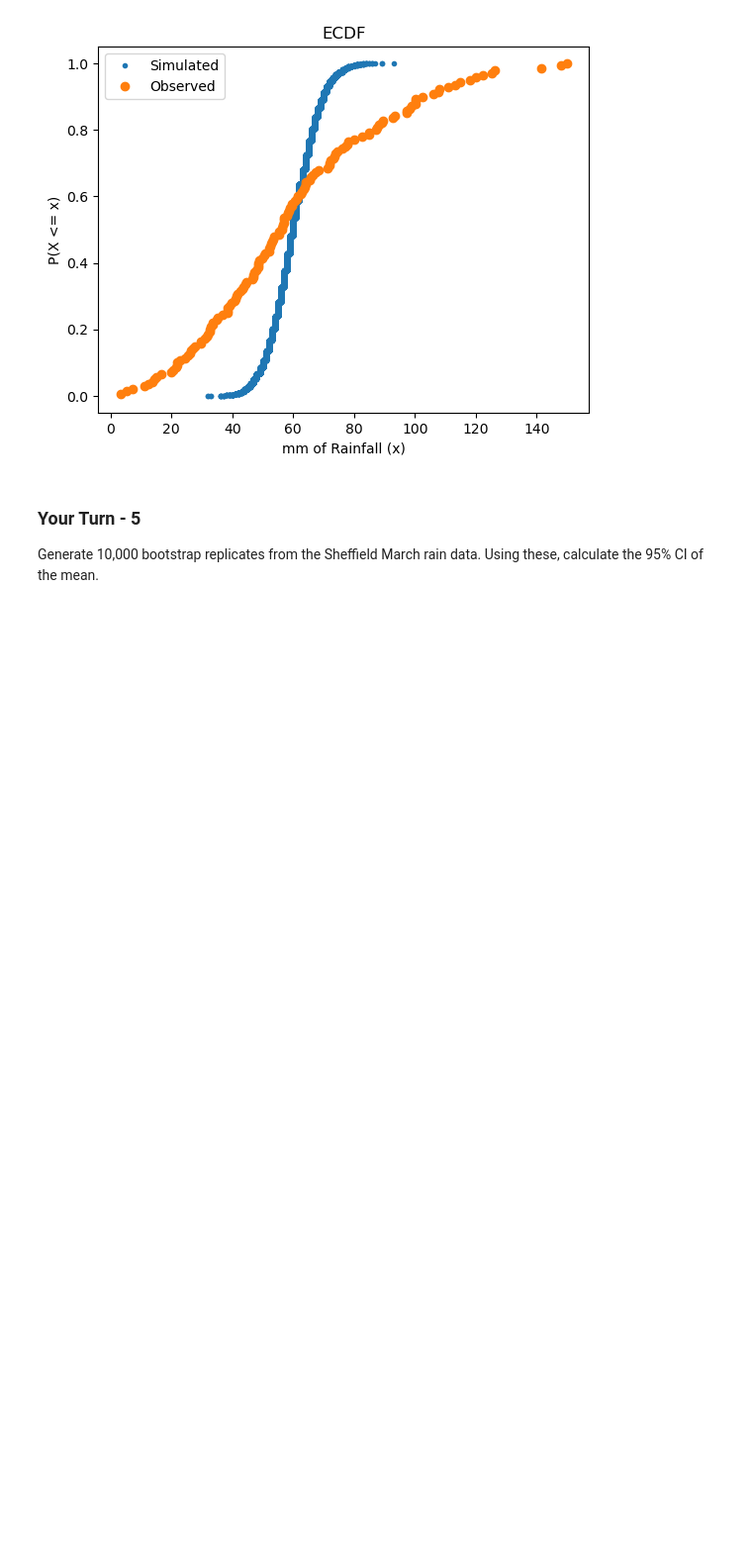
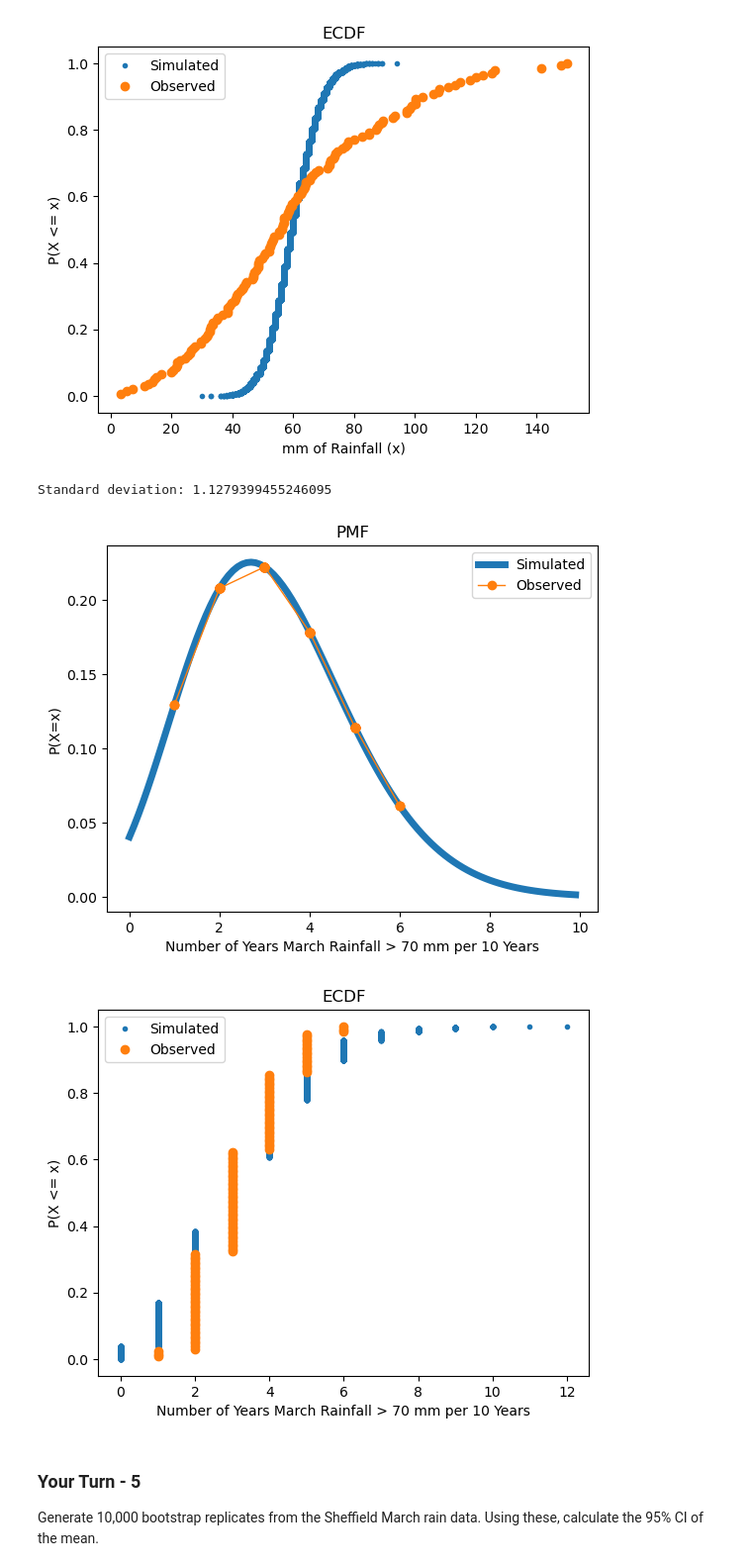
Before and after one commit to tb055/M11-CS-Weather-Station, a Jupyter notebook: Case_Study-_Weather_Stations_-_Student_copy.ipynb, the cells around one changed output. Shown at 99% size. Saved outputs shown, nothing was run; the diff lists cells and outputs as text; code cells hidden in the pictures; blank space fills up the shorter version.

```diff
--- a/Case_Study-_Weather_Stations_-_Student_copy.ipynb
+++ b/Case_Study-_Weather_Stations_-_Student_copy.ipynb
@@ -910,5 +964,47 @@ plt.show()
 # %% [output]
 [figure]
+# %%
+# Your Turn - 4 with lambda_list as mu and looking at rainfall > 70 per ten years
+
+# find standard deviation of over_70 list
+stdv_list = np.std(over_70)
+print("Standard deviation:", stdv_list)
+
+# create range of rainfall [0,150]
+x_rain = np.arange(0,10,0.1)
+y_rain = poisson.pmf(x_rain, lambda_list)
+plt.plot(x_rain, y_rain, linewidth=5)
+
+# sort rain data
+over_70.sort()
+
+# plot obs values
+plt.plot(over_70, poisson.pmf(over_70, lambda_list), "o", linestyle = "-", linewidth=1)
+plt.title("PMF")
+plt.xlabel("Number of Years March Rainfall > 70 mm per 10 Years")
+plt.ylabel("P(X=x)")
+plt.legend(labels = ["Simulated", "Observed"])
+plt.show()
+
+# sample Poisson dist
+poisson_samples = np.random.poisson(lambda_list, size = 10000)
+
+# calculate ecdf
+x_sample, y_sample = ecdf(poisson_samples)
+x_observed, y_observed = ecdf(over_70)
+
+# plot ECDF
+plt.plot(x_sample, y_sample, marker='.', linestyle='none')
+plt.plot(x_observed, y_observed, marker = "o", linestyle = "none")
+plt.title("ECDF")
+plt.xlabel("Number of Years March Rainfall > 70 mm per 10 Years")
+plt.ylabel("P(X <= x)")
+plt.legend(labels=["Simulated", "Observed"])
+plt.show()
+# %% [output]
+Standard deviation: 1.1279399455246095
+[figure, added]
+[figure, added]
 # %% [markdown]
 <h3 class="yt">Your Turn - 5</h3>
 Generate 10,000 bootstrap replicates from the Sheffield March rain data. Using these, calculate the 95% CI of the mean.
```
Also changed, not shown: parts of 16 cells of this notebook.
